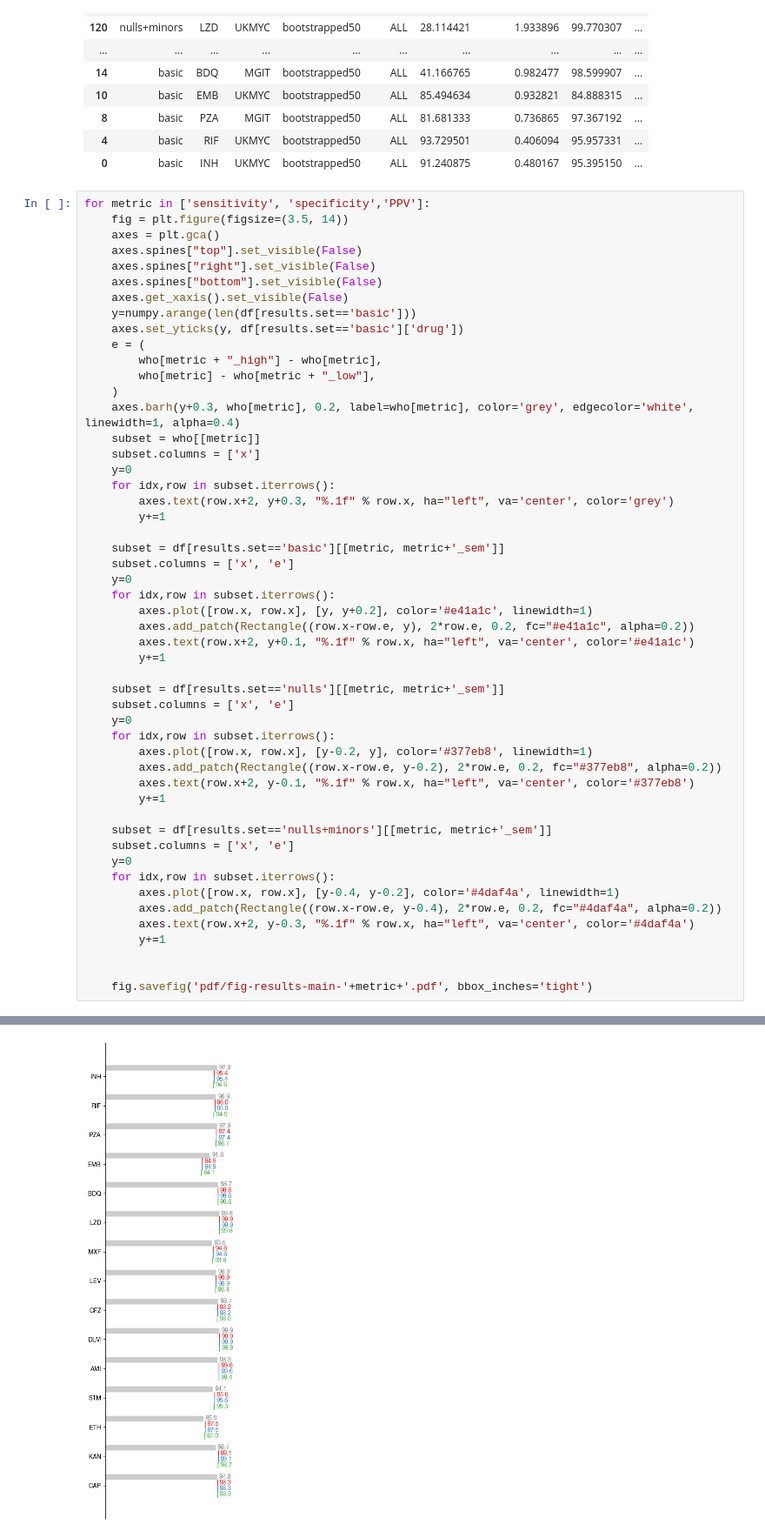
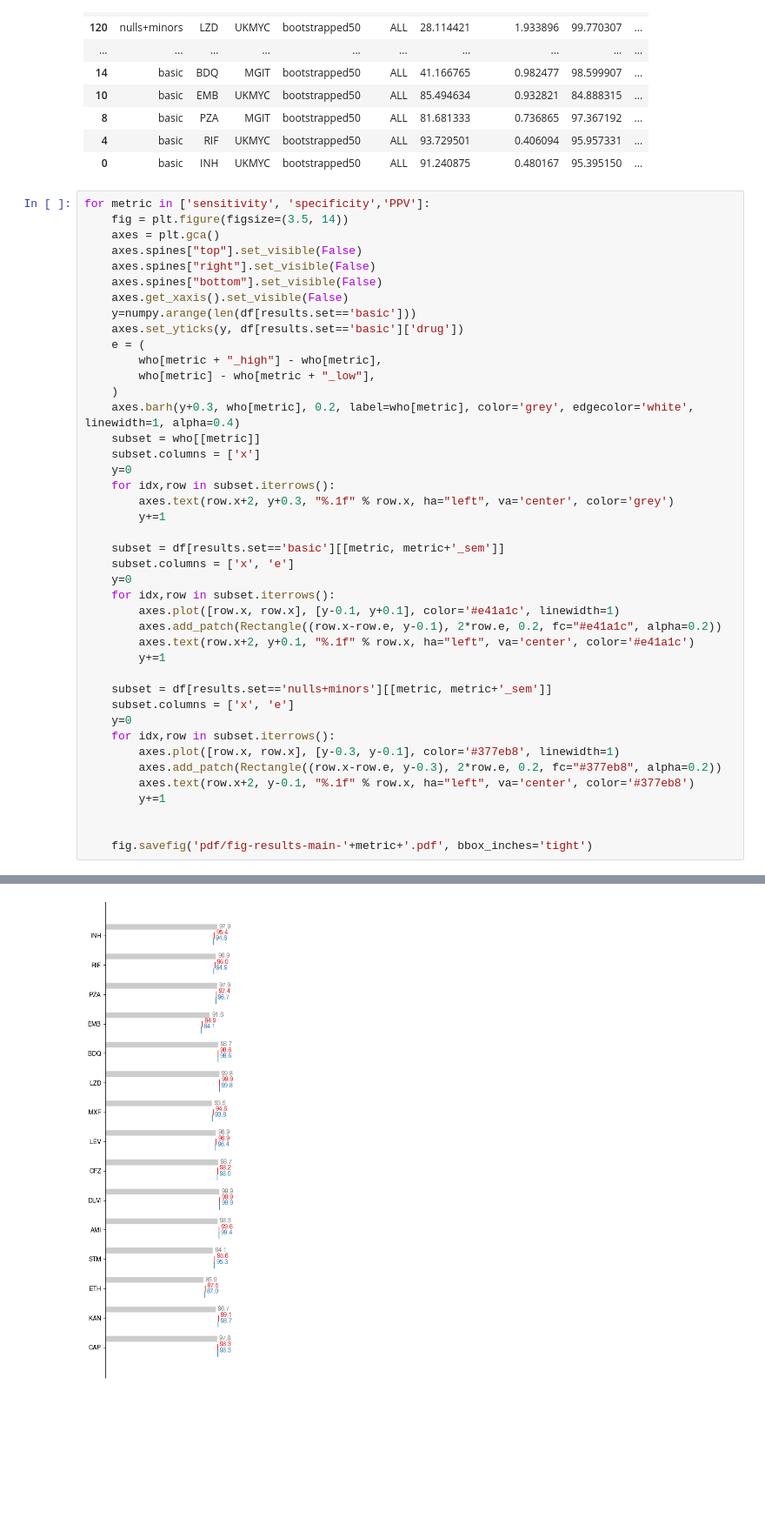
Before and after one commit to fowler-lab/validate-myco-amr, a Jupyter notebook: plot.ipynb, the cells around one changed output, grey strips where cells are left out. Shown at 87% size. Saved outputs shown, nothing was run; the diff lists cells and outputs as text; blank space fills up the shorter version.

Commit message:
started optimise graph

```diff
--- a/plot.ipynb
+++ b/plot.ipynb
@@ -90,27 +90,18 @@ for metric in ['sensitivity', 'specificity','PPV']:
     subset.columns = ['x', 'e']
     y=0
     for idx,row in subset.iterrows():
-        axes.plot([row.x, row.x], [y, y+0.2], color='#e41a1c', linewidth=1)
-        axes.add_patch(Rectangle((row.x-row.e, y), 2*row.e, 0.2, fc="#e41a1c", alpha=0.2))
+        axes.plot([row.x, row.x], [y-0.1, y+0.1], color='#e41a1c', linewidth=1)
+        axes.add_patch(Rectangle((row.x-row.e, y-0.1), 2*row.e, 0.2, fc="#e41a1c", alpha=0.2))
         axes.text(row.x+2, y+0.1, "%.1f" % row.x, ha="left", va='center', color='#e41a1c')
-        y+=1
-
-    subset = df[results.set=='nulls'][[metric, metric+'_sem']]
-    subset.columns = ['x', 'e']
-    y=0
-    for idx,row in subset.iterrows():
-        axes.plot([row.x, row.x], [y-0.2, y], color='#377eb8', linewidth=1)
-        axes.add_patch(Rectangle((row.x-row.e, y-0.2), 2*row.e, 0.2, fc="#377eb8", alpha=0.2))
-        axes.text(row.x+2, y-0.1, "%.1f" % row.x, ha="left", va='center', color='#377eb8')
         y+=1
 
     subset = df[results.set=='nulls+minors'][[metric, metric+'_sem']]
     subset.columns = ['x', 'e']
     y=0
     for idx,row in subset.iterrows():
-        axes.plot([row.x, row.x], [y-0.4, y-0.2], color='#4daf4a', linewidth=1)
-        axes.add_patch(Rectangle((row.x-row.e, y-0.4), 2*row.e, 0.2, fc="#4daf4a", alpha=0.2))
-        axes.text(row.x+2, y-0.3, "%.1f" % row.x, ha="left", va='center', color='#4daf4a')
+        axes.plot([row.x, row.x], [y-0.3, y-0.1], color='#377eb8', linewidth=1)
+        axes.add_patch(Rectangle((row.x-row.e, y-0.3), 2*row.e, 0.2, fc="#377eb8", alpha=0.2))
+        axes.text(row.x+2, y-0.1, "%.1f" % row.x, ha="left", va='center', color='#377eb8')
         y+=1
 
 
@@ -120 +111 @@ for metric in ['sensitivity', 'specificity','PPV']:
-[figure, old version]
+[figure, new version]
```
Also changed, not shown: parts of 1 cell of this notebook, 3 other files.
